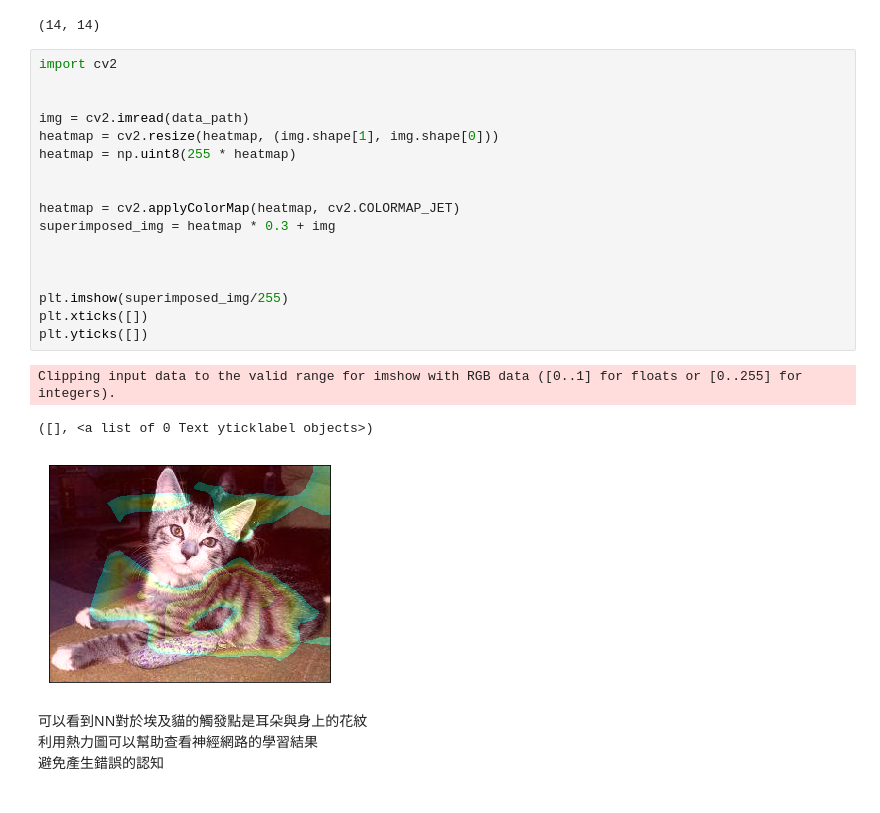
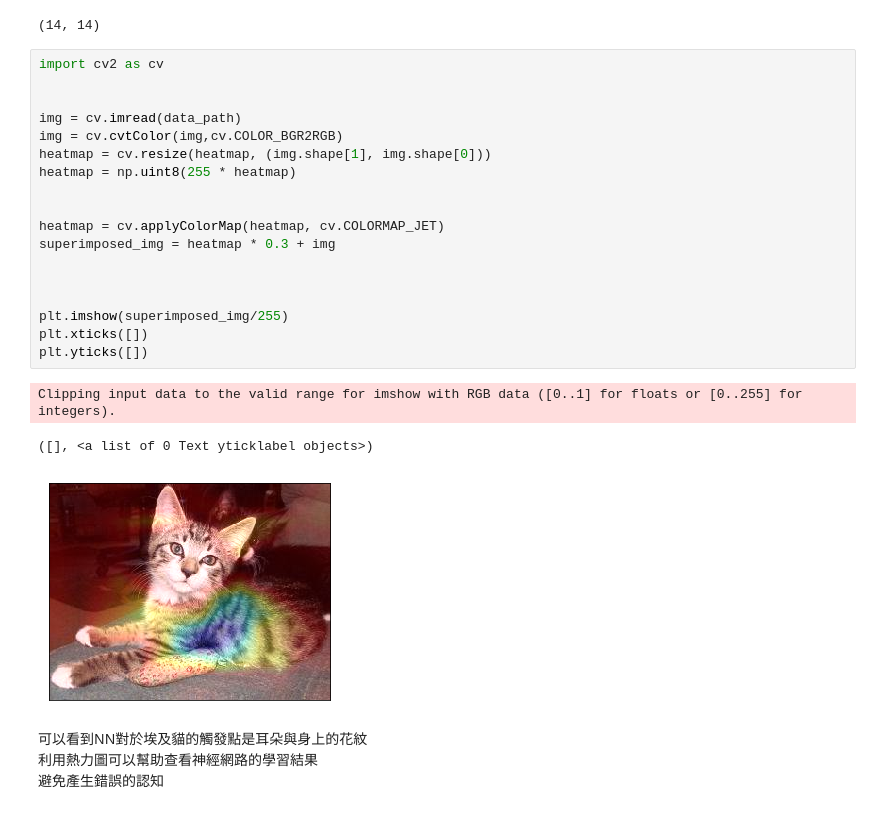
Before and after one commit to Leolewis5/Machine_Learning, a Jupyter notebook: Keras/6. see-NN-what-to-see.ipynb, the cells around one changed output. Cells and saved outputs as stored; diff of their text form.

```diff
--- a/Keras/6. see-NN-what-to-see.ipynb
+++ b/Keras/6. see-NN-what-to-see.ipynb
@@ -303,26 +304,27 @@ heatmap.shape
 [figure]
 (14, 14)
 # %%
-import cv2
+import cv2 as cv
 
 
-img = cv2.imread(data_path)
-heatmap = cv2.resize(heatmap, (img.shape[1], img.shape[0]))
+img = cv.imread(data_path)
+img = cv.cvtColor(img,cv.COLOR_BGR2RGB)
+heatmap = cv.resize(heatmap, (img.shape[1], img.shape[0]))
 heatmap = np.uint8(255 * heatmap)
 
 
-heatmap = cv2.applyColorMap(heatmap, cv2.COLORMAP_JET)
+heatmap = cv.applyColorMap(heatmap, cv.COLORMAP_JET)
 superimposed_img = heatmap * 0.3 + img
 
 
 
 plt.imshow(superimposed_img/255)
 plt.xticks([])
 plt.yticks([])
 # %% [output]
 Clipping input data to the valid range for imshow with RGB data ([0..1] for floats or [0..255] for integers).
 ([], <a list of 0 Text yticklabel objects>)
-[figure, old version]
+[figure, new version]
 # %% [markdown]
 可以看到NN對於埃及貓的觸發點是耳朵與身上的花紋
 利用熱力圖可以幫助查看神經網路的學習結果
```
Also changed, not shown: parts of 2 cells of this notebook.
